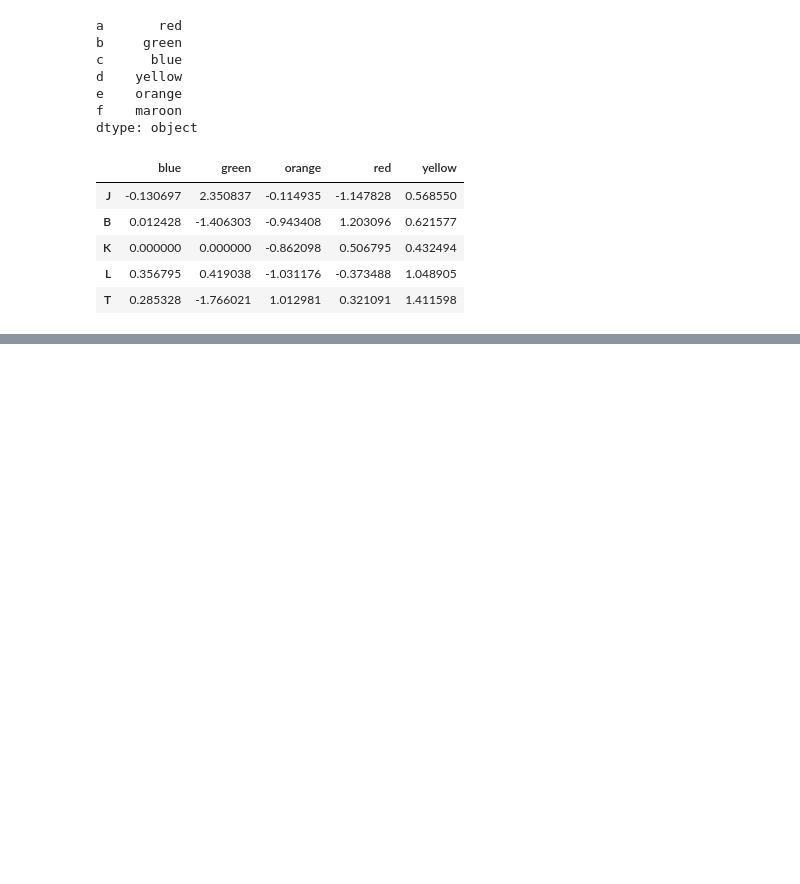
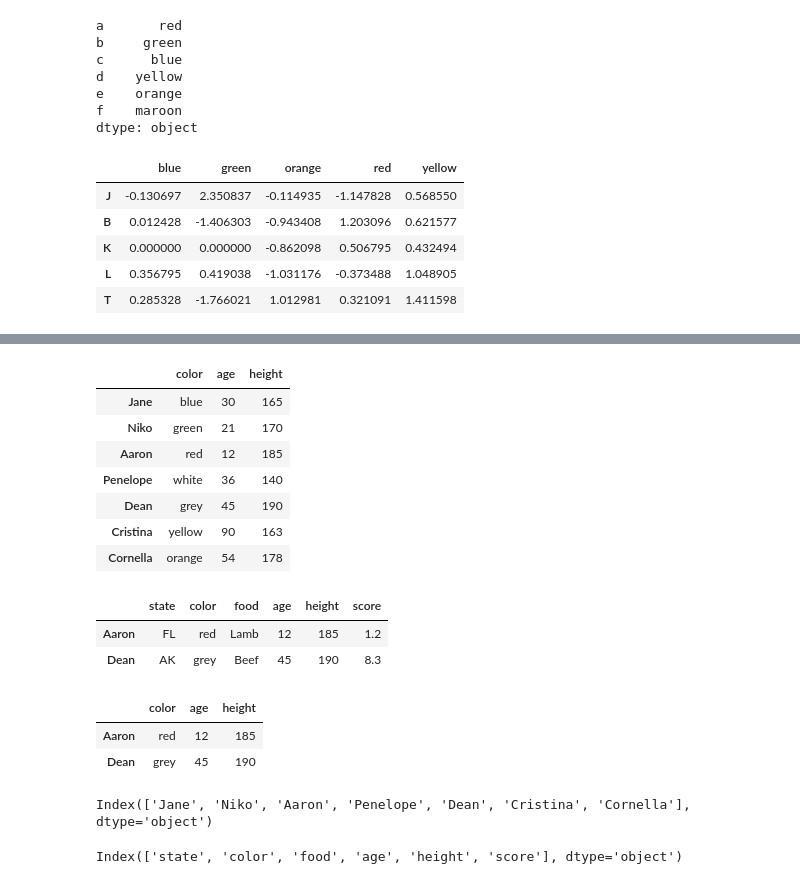
Before and after one commit to ddb95/BooksandCode, a Jupyter notebook: PythonForDataAnalysisWesMcKinneyBook/Chapter_10_Data_Aggregation_and_Group_Operations.ipynb, the cells around one changed output, grey strips where cells are left out. Drawn from its saved outputs; the diff is of its cells as text; code cells hidden in the pictures; blank space fills up the shorter version.

```diff
--- a/PythonForDataAnalysisWesMcKinneyBook/Chapter_10_Data_Aggregation_and_Group_Operations.ipynb
+++ b/PythonForDataAnalysisWesMcKinneyBook/Chapter_10_Data_Aggregation_and_Group_Operations.ipynb
@@ -344,0 +367,23 @@ bySeries.sum()
+# %%
+dataFrames.loc[:,['color','age','height']]
+# %% [output]
+|  | color | age | height |
+| Jane | blue | 30 | 165 |
+| Niko | green | 21 | 170 |
+| Aaron | red | 12 | 185 |
+| Penelope | white | 36 | 140 |
+| Dean | grey | 45 | 190 |
+| Cristina | yellow | 90 | 163 |
+| Cornella | orange | 54 | 178 |
+# %%
+dataFrames.loc[['Aaron','Dean'],:]
+# %% [output]
+|  | state | color | food | age | height | score |
+| Aaron | FL | red | Lamb | 12 | 185 | 1.2 |
+| Dean | AK | grey | Beef | 45 | 190 | 8.3 |
+# %%
+dataFrames.loc[['Aaron','Dean'],['color','age','height']]
+# %% [output]
+|  | color | age | height |
+| Aaron | red | 12 | 185 |
+| Dean | grey | 45 | 190 |
@@ -344,0 +394,8 @@ bySeries.sum()
+# %%
+index
+# %% [output]
+Index(['Jane', 'Niko', 'Aaron', 'Penelope', 'Dean', 'Cristina', 'Cornella'], dtype='object')
+# %%
+columns
+# %% [output]
+Index(['state', 'color', 'food', 'age', 'height', 'score'], dtype='object')
```
Also changed, not shown: parts of 8 cells of this notebook.
